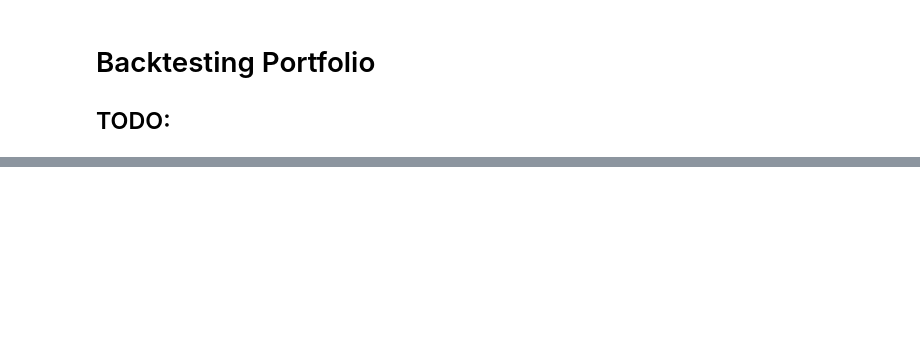
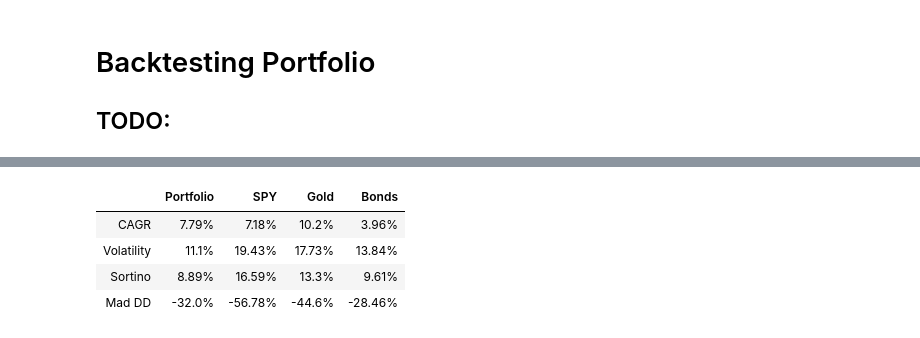
Before and after one commit to webclinic017/Portfolio_Construction, a Jupyter notebook: Portfolio_Backtest/Permanent_Portfolio.ipynb, the cells around one changed output, grey strips where cells are left out. Drawn from its saved outputs; the diff is of its cells as text; code cells hidden in the pictures; blank space fills up the shorter version.

```diff
--- a/Portfolio_Backtest/Permanent_Portfolio.ipynb
+++ b/Portfolio_Backtest/Permanent_Portfolio.ipynb
@@ -166,0 +155,13 @@ W[0]
+# %%
+metrics = pd.DataFrame([])
+for i in result.columns:
+    metrics = pd.concat([metrics, port_eval(result[i], freq = 'D')], axis = 1)
+metrics.columns = ["Portfolio"] + data_names
+# %%
+metrics
+# %% [output]
+|  | Portfolio | SPY | Gold | Bonds |
+| CAGR | 7.79% | 7.18% | 10.2% | 3.96% |
+| Volatility | 11.1% | 19.43% | 17.73% | 13.84% |
+| Sortino | 8.89% | 16.59% | 13.3% | 9.61% |
+| Mad DD | -32.0% | -56.78% | -44.6% | -28.46% |
```
Also changed, not shown: parts of 21 cells of this notebook.
